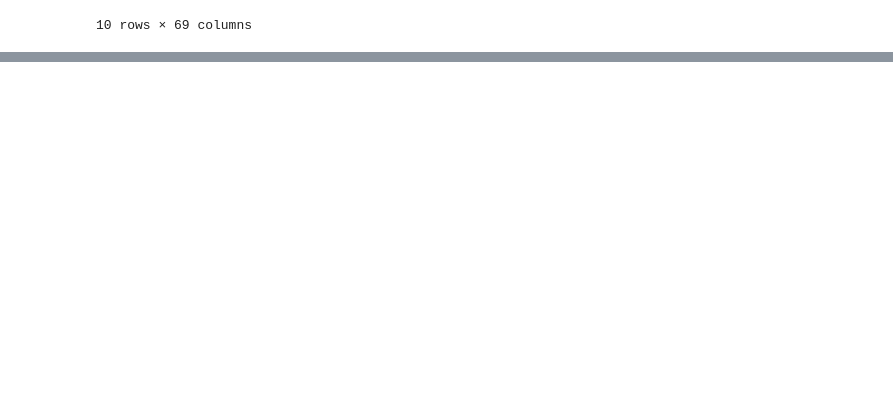
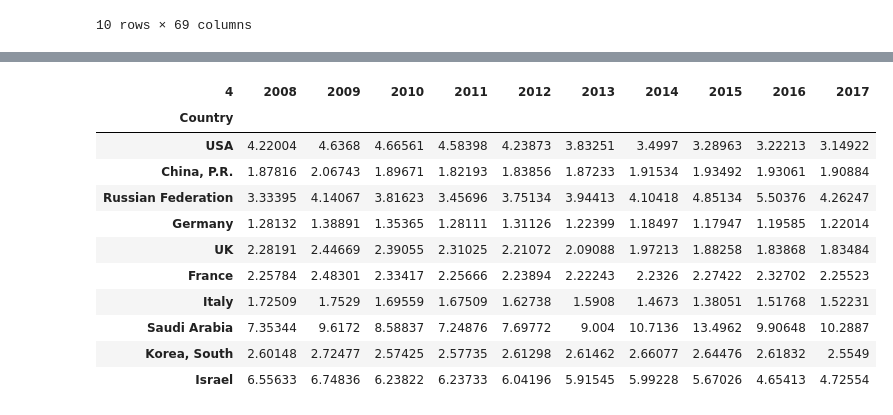
Before and after one commit to poornimajoshi/jupyter, a Jupyter notebook: DATS 6103 - Individual Project 1 - Poornima Joshi.ipynb, the cells around one changed output, grey strips where cells are left out. Drawn from its saved outputs; the diff is of its cells as text; code cells hidden in the pictures; blank space fills up the shorter version.

```diff
--- a/DATS 6103 - Individual Project 1 - Poornima Joshi.ipynb
+++ b/DATS 6103 - Individual Project 1 - Poornima Joshi.ipynb
@@ -39,0 +89,26 @@ df
+# %%
+raw_data_gdp = pd.read_excel("SIPRI-Milex-data-1949-2017.xlsx", sheet_name="Share of GDP")
+raw_data_gdp.columns = raw_data_gdp.iloc[4]
+raw_data_gdp.head()
+raw_data_gdp = raw_data_gdp.drop([0,1,2,3,4])
+raw_data_gdp = raw_data_gdp.drop(columns = ['Notes'])
+raw_data_gdp =  raw_data_gdp.set_index('Country')
+country_list = ['USA','China, P.R.', 'Russian Federation', 'Germany', 'UK', 'France', 'Italy', 'Saudi Arabia', 'Korea, South', 'Israel']
+gdp = raw_data_gdp.loc[country_list]
+col_list = [2008,2009,2010,2011,2012,2013,2014,2015,2016,2017]
+gdp = gdp[col_list]
+#df = df.reset_index()
+gdp*100
+# %% [output]
+| 4 | 2008 | 2009 | 2010 | 2011 | 2012 | 2013 | 2014 | 2015 | 2016 | 2017 |
+| Country |  |  |  |  |  |  |  |  |  |  |
+| USA | 4.22004 | 4.6368 | 4.66561 | 4.58398 | 4.23873 | 3.83251 | 3.4997 | 3.28963 | 3.22213 | 3.14922 |
+| China, P.R. | 1.87816 | 2.06743 | 1.89671 | 1.82193 | 1.83856 | 1.87233 | 1.91534 | 1.93492 | 1.93061 | 1.90884 |
+| Russian Federation | 3.33395 | 4.14067 | 3.81623 | 3.45696 | 3.75134 | 3.94413 | 4.10418 | 4.85134 | 5.50376 | 4.26247 |
+| Germany | 1.28132 | 1.38891 | 1.35365 | 1.28111 | 1.31126 | 1.22399 | 1.18497 | 1.17947 | 1.19585 | 1.22014 |
+| UK | 2.28191 | 2.44669 | 2.39055 | 2.31025 | 2.21072 | 2.09088 | 1.97213 | 1.88258 | 1.83868 | 1.83484 |
+| France | 2.25784 | 2.48301 | 2.33417 | 2.25666 | 2.23894 | 2.22243 | 2.2326 | 2.27422 | 2.32702 | 2.25523 |
+| Italy | 1.72509 | 1.7529 | 1.69559 | 1.67509 | 1.62738 | 1.5908 | 1.4673 | 1.38051 | 1.51768 | 1.52231 |
+| Saudi Arabia | 7.35344 | 9.6172 | 8.58837 | 7.24876 | 7.69772 | 9.004 | 10.7136 | 13.4962 | 9.90648 | 10.2887 |
+| Korea, South | 2.60148 | 2.72477 | 2.57425 | 2.57735 | 2.61298 | 2.61462 | 2.66077 | 2.64476 | 2.61832 | 2.5549 |
+| Israel | 6.55633 | 6.74836 | 6.23822 | 6.23733 | 6.04196 | 5.91545 | 5.99228 | 5.67026 | 4.65413 | 4.72554 |
```
Also changed, not shown: parts of 7 cells of this notebook.
